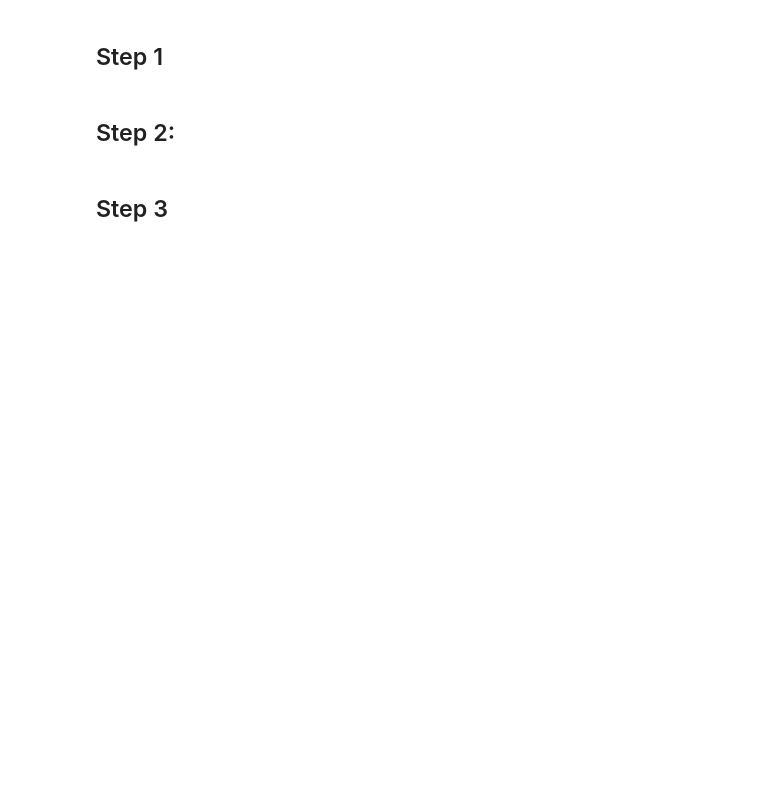
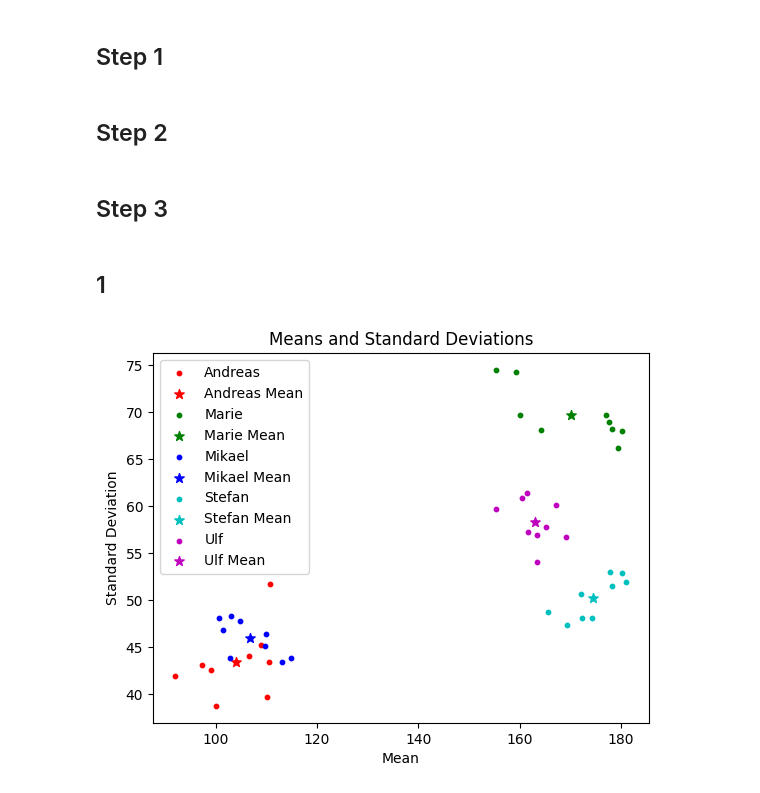
Before and after one commit to Nalanys/DV1597_Intelligent_dataanalys, a Jupyter notebook: Exercises/Exercise_4.ipynb, the cells around one changed output. Saved outputs shown, nothing was run; the diff lists cells and outputs as text; code cells hidden in the pictures; blank space fills up the shorter version.

```diff
--- a/Exercises/Exercise_4.ipynb
+++ b/Exercises/Exercise_4.ipynb
@@ -43,7 +44,7 @@ for person in os.listdir(peopleFolder):
         dfPeople = dfPeople.append({'Name': person, 'Mean': avgMean, 'Std': avgStd}, ignore_index=True)
 dfPeople
 # %% [markdown]
-## Step 2:
+## Step 2
 # %%
 testFolder = 'Datasets\Exercise_4\Test'
 
@@ -95,3 +96,48 @@ for index, row in dfDistance.iterrows():
         subset = pd.to_numeric(subset, errors='coerce')
         dfDistance.loc[index, 'True Label'] = subset.idxmin()
 dfDistance
+# %% [markdown]
+## 1
+# %%
+# Define colors for each person
+colors = ['r', 'g', 'b', 'c', 'm']
+
+# Create a figure and axis object
+fig, ax = plt.subplots()
+
+# Iterate through each person's data and plot their means and stds
+for i, person in enumerate(dfPeople['Name']):
+    personPath = os.path.join(peopleFolder, person)
+    if os.path.isdir(personPath):
+        personData = dfPeople.loc[dfPeople['Name'] == person]
+        ax.scatter(personData['Mean'], personData['Std'], c=colors[i],  label=person, s=10)
+
+        # Iterate through each image in person's folder and plot its mean and std
+        for filename in os.listdir(personPath):
+            if filename.endswith('.png'):
+                imagePath = os.path.join(personPath, filename)
+
+                img = cv2.imread(imagePath, cv2.IMREAD_GRAYSCALE)
+
+                # Calculate mean and standard deviation of pixel values for current image
+                mean = np.mean(img)
+                std = np.std(img)
+
+                # Plot current image's mean and std as a separate point
+                ax.scatter(mean, std, c=colors[i], s=10)
+
+        # Plot mean and std for the person as a star
+        ax.scatter(personData['Mean'].mean(), personData['Std'].mean(), marker='*', s=50, c=colors[i], label=person + ' Mean')
+
+# Set axis labels and title
+ax.set_xlabel('Mean')
+ax.set_ylabel('Standard Deviation')
+ax.set_title('Means and Standard Deviations')
+
+# Add legend
+ax.legend()
+
+# Show plot
+plt.show()
+# %% [output]
+[figure, added]
```
Also changed, not shown: parts of 1 cell of this notebook.
